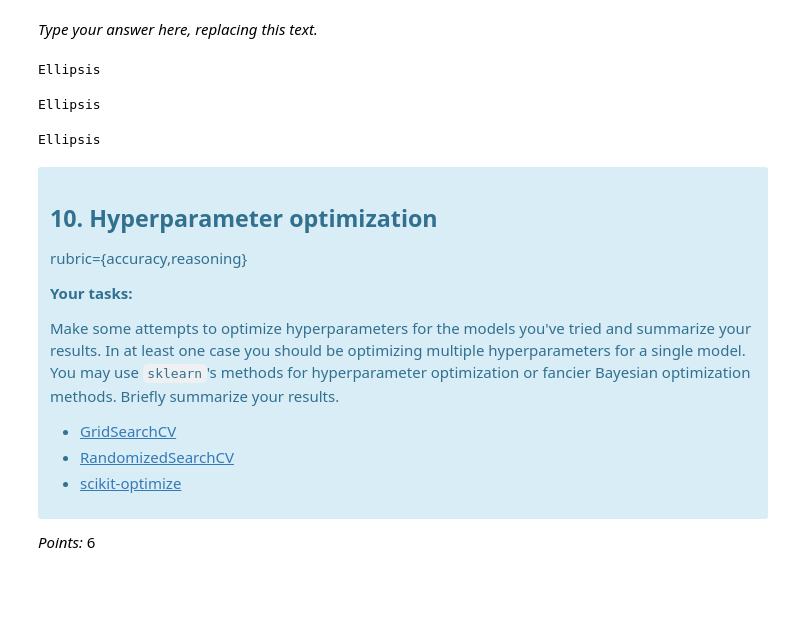
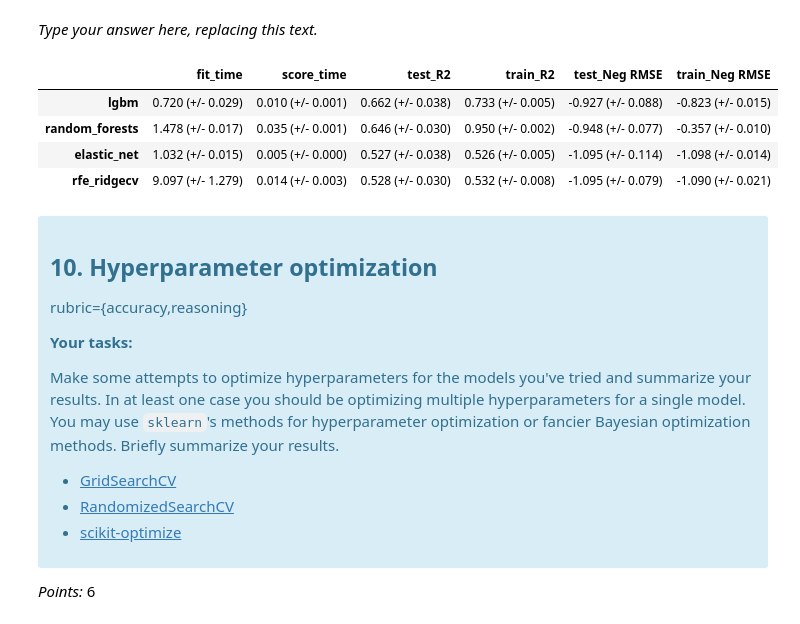
Before and after one commit to BChangs99/DSCI_573_Lab4_BDFJ, a Jupyter notebook: lab4.ipynb, the cells around one changed output. Drawn from its saved outputs; the diff is of its cells as text; code cells hidden in the pictures; blank space fills up the shorter version.

```diff
--- a/lab4.ipynb
+++ b/lab4.ipynb
@@ -452,3 +499,16 @@ Ellipsis
+# %%
+# ElasticNet
+from sklearn.linear_model import ElasticNetCV
+# 1. Setup the ElasticNet Pipeline
+elastic = make_pipeline(
+    preprocessor,
+    ElasticNetCV(max_iter=20_000, tol=0.01, cv=10)
+)
+
+# 2. Cross-validation
+results['elastic_net'] = mean_std_cross_val_scores(
+    elastic, X_train, y_train, return_train_score=True, scoring=scoring_metric, cv=10
+)
 # %% [markdown]
 <!-- END QUESTION -->
 
@@ -468,18 +528,32 @@ Make some attempts to select relevant features. You may try `RFECV`, forward/bac
 _Points:_ 0.5
 # %% [markdown]
 _Type your answer here, replacing this text._
-# %%
-...
-# %% [output]
-Ellipsis
-# %%
-...
-# %% [output]
-Ellipsis
-# %%
-...
-# %% [output]
-Ellipsis
+# %%
+from sklearn.feature_selection import RFECV
+from sklearn.linear_model import Ridge
+from sklearn.linear_model import RidgeCV
+
+
+# Make the rfecv pipeline
+pipe_rfe_ridgecv = make_pipeline(
+    preprocessor,
+    RFECV(Ridge(), cv=10, n_jobs=-1),
+    RidgeCV()
+)
+
+
+# Get the cv scores
+results['rfe_ridgecv'] = mean_std_cross_val_scores(
+    pipe_rfe_ridgecv, X_train, y_train, return_train_score=True, scoring=scoring_metric
+)
+# %%
+pd.DataFrame(results).T
+# %% [output]
+|  | fit_time | score_time | test_R2 | train_R2 | test_Neg RMSE | train_Neg RMSE |
+| lgbm | 0.720 (+/- 0.029) | 0.010 (+/- 0.001) | 0.662 (+/- 0.038) | 0.733 (+/- 0.005) | -0.927 (+/- 0.088) | -0.823 (+/- 0.015) |
+| random_forests | 1.478 (+/- 0.017) | 0.035 (+/- 0.001) | 0.646 (+/- 0.030) | 0.950 (+/- 0.002) | -0.948 (+/- 0.077) | -0.357 (+/- 0.010) |
+| elastic_net | 1.032 (+/- 0.015) | 0.005 (+/- 0.000) | 0.527 (+/- 0.038) | 0.526 (+/- 0.005) | -1.095 (+/- 0.114) | -1.098 (+/- 0.014) |
+| rfe_ridgecv | 9.097 (+/- 1.279) | 0.014 (+/- 0.003) | 0.528 (+/- 0.030) | 0.532 (+/- 0.008) | -1.095 (+/- 0.079) | -1.090 (+/- 0.021) |
 # %% [markdown]
 <!-- END QUESTION -->
 
```
Also changed, not shown: parts of 5 cells of this notebook, 1 other file.
